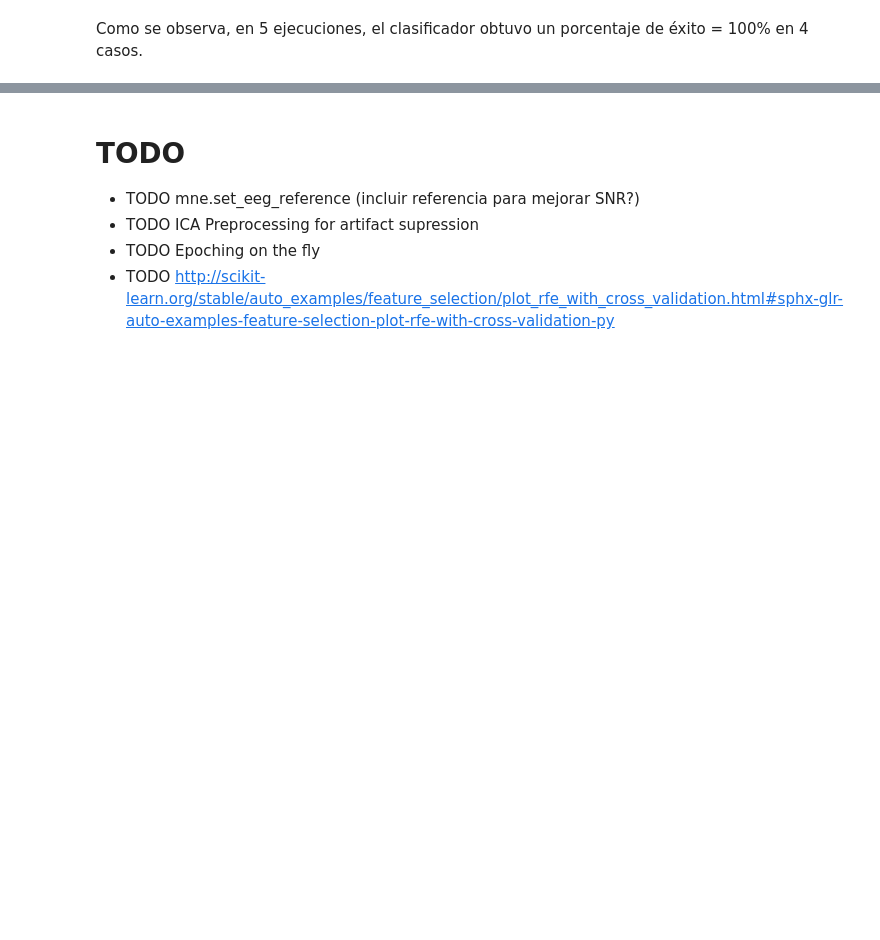
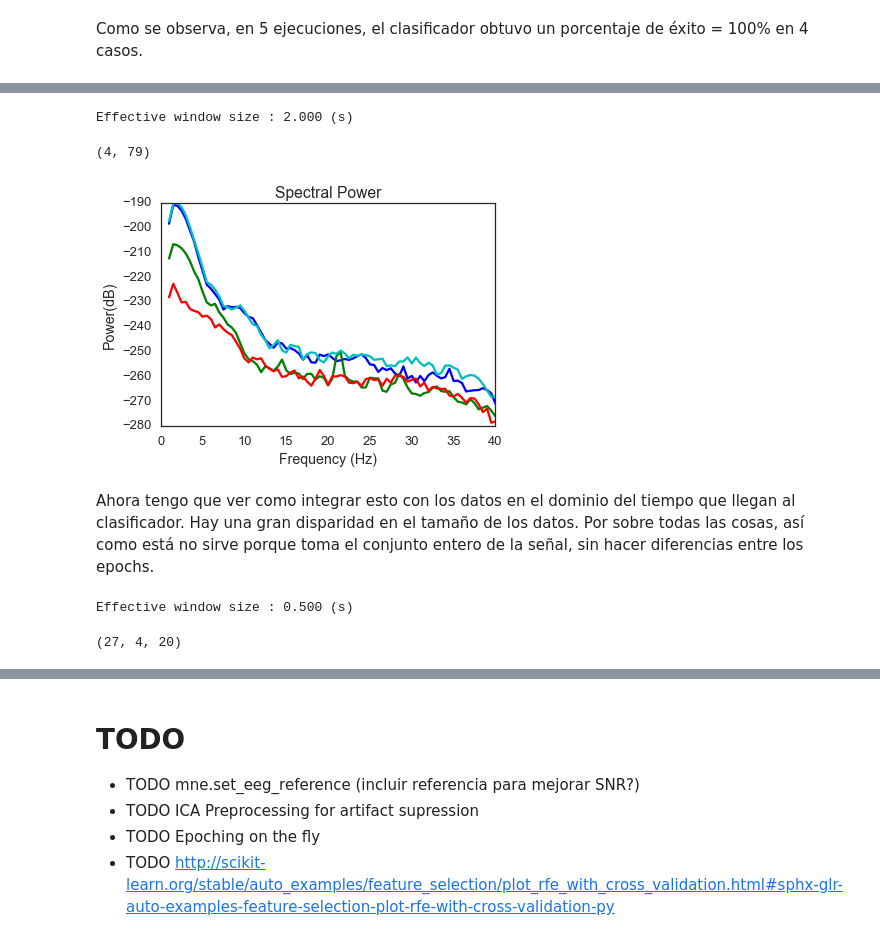
Before and after one commit to matiya/muse-signal-classifier, a Jupyter notebook: notebook/draft.ipynb, the cells around one changed output, grey strips where cells are left out. Cells and saved outputs as stored; diff of their text form; code cells hidden in the pictures; blank space fills up the shorter version.

Commit message:
feature:potencia espectral

```diff
--- a/notebook/draft.ipynb
+++ b/notebook/draft.ipynb
@@ -266,0 +273,28 @@ Como se observa, en 5 ejecuciones, el clasificador obtuvo un porcentaje de éxit
+# %%
+from mne.time_frequency import psd_welch
+potencia, freq = psd_welch(raw_train, fmax=40, fmin=1, n_fft=512)
+potenciadB = 20 * np.log10(potencia)  # scale to dB
+potenciadB.shape
+# %% [output]
+Effective window size : 2.000 (s)
+(4, 79)
+# %%
+plt.figure()
+plt.xlabel('Frequency (Hz)')
+plt.ylabel('Power(dB)')
+plt.title('Spectral Power')
+for pot in potenciadB:
+           plt.plot(freq, pot)
+plt.show()
+# %% [output]
+[figure, added]
+# %% [markdown]
+Ahora tengo que ver como integrar esto con los datos en el dominio del tiempo que llegan al clasificador. Hay una gran disparidad en el tamaño de los datos. Por sobre todas las cosas, así como está no sirve porque toma el conjunto entero de la señal, sin hacer diferencias entre los epochs.
+# %%
+potenciaEpoch, freq = psd_welch(epochs_train, fmax=40, fmin=1, n_fft=128)
+for potenciaE in potenciaEpoch:
+    potenciaE = 20 * np.log10(potenciaE)  # scale to dB
+print("Shape: " potenciaEpoch.shape)
+# %% [output]
+Effective window size : 0.500 (s)
+(27, 4, 20)
```
Also changed, not shown: parts of 3 cells of this notebook.
